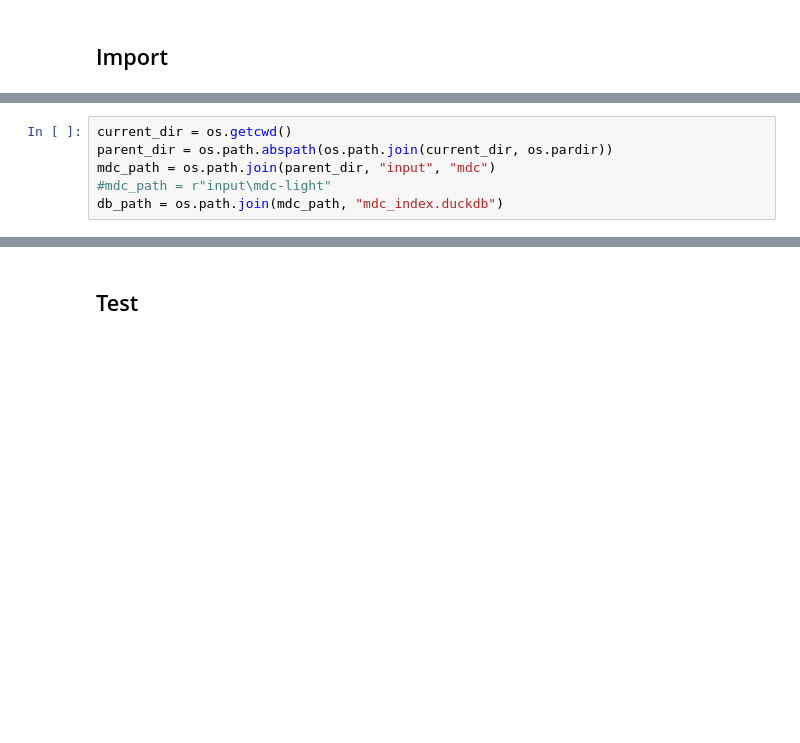
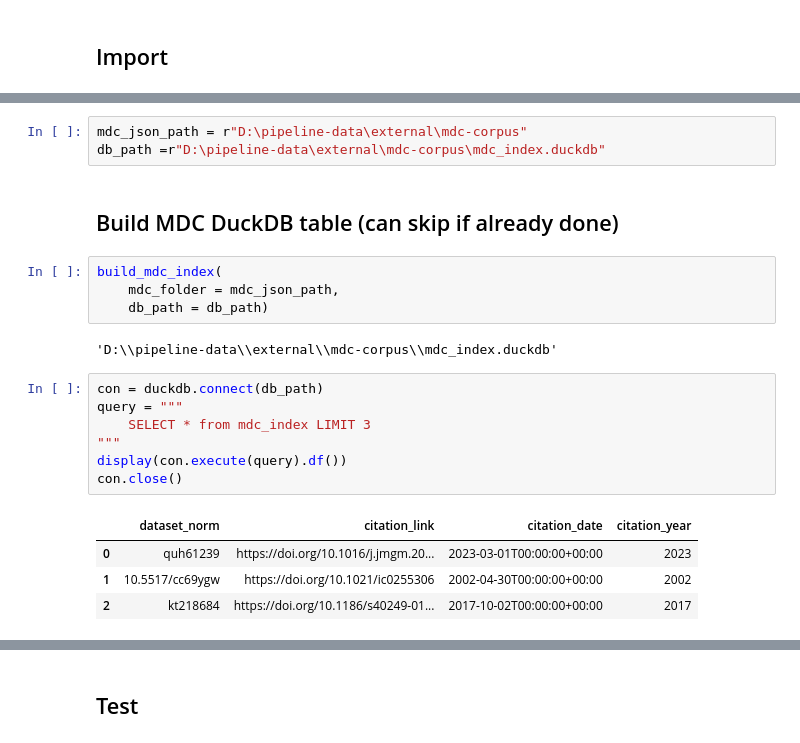
Before and after one commit to data-S-index/s-index-pipeline, a Jupyter notebook: notebooks-batch/mdc_citations_duckdb.ipynb, the cells around one changed output, grey strips where cells are left out. Cells and saved outputs as stored; diff of their text form; blank space fills up the shorter version.

```diff
--- a/notebooks-batch/mdc_citations_duckdb.ipynb
+++ b/notebooks-batch/mdc_citations_duckdb.ipynb
@@ -13,6 +11,23 @@ The autoreload extension is already loaded. To reload it, use:
 # %%
-current_dir = os.getcwd()
-parent_dir = os.path.abspath(os.path.join(current_dir, os.pardir))
-mdc_path = os.path.join(parent_dir, "input", "mdc")
-#mdc_path = r"input\mdc-light"
-db_path = os.path.join(mdc_path, "mdc_index.duckdb")
+mdc_json_path = r"D:\pipeline-data\external\mdc-corpus"
+db_path =r"D:\pipeline-data\external\mdc-corpus\mdc_index.duckdb"
+# %% [markdown]
+## Build MDC DuckDB table (can skip if already done)
+# %%
+build_mdc_index(
+    mdc_folder = mdc_json_path,
+    db_path = db_path)
+# %% [output]
+'D:\\pipeline-data\\external\\mdc-corpus\\mdc_index.duckdb'
+# %%
+con = duckdb.connect(db_path)
+query = """
+    SELECT * from mdc_index LIMIT 3
+"""
+display(con.execute(query).df())
+con.close()
+# %% [output]
+|  | dataset_norm | citation_link | citation_date | citation_year |
+| 0 | quh61239 | https://doi.org/10.1016/j.jmgm.20... | 2023-03-01T00:00:00+00:00 | 2023 |
+| 1 | 10.5517/cc69ygw | https://doi.org/10.1021/ic0255306 | 2002-04-30T00:00:00+00:00 | 2002 |
+| 2 | kt218684 | https://doi.org/10.1186/s40249-01... | 2017-10-02T00:00:00+00:00 | 2017 |
```
Also changed, not shown: parts of 8 cells of this notebook, 24 other files.
